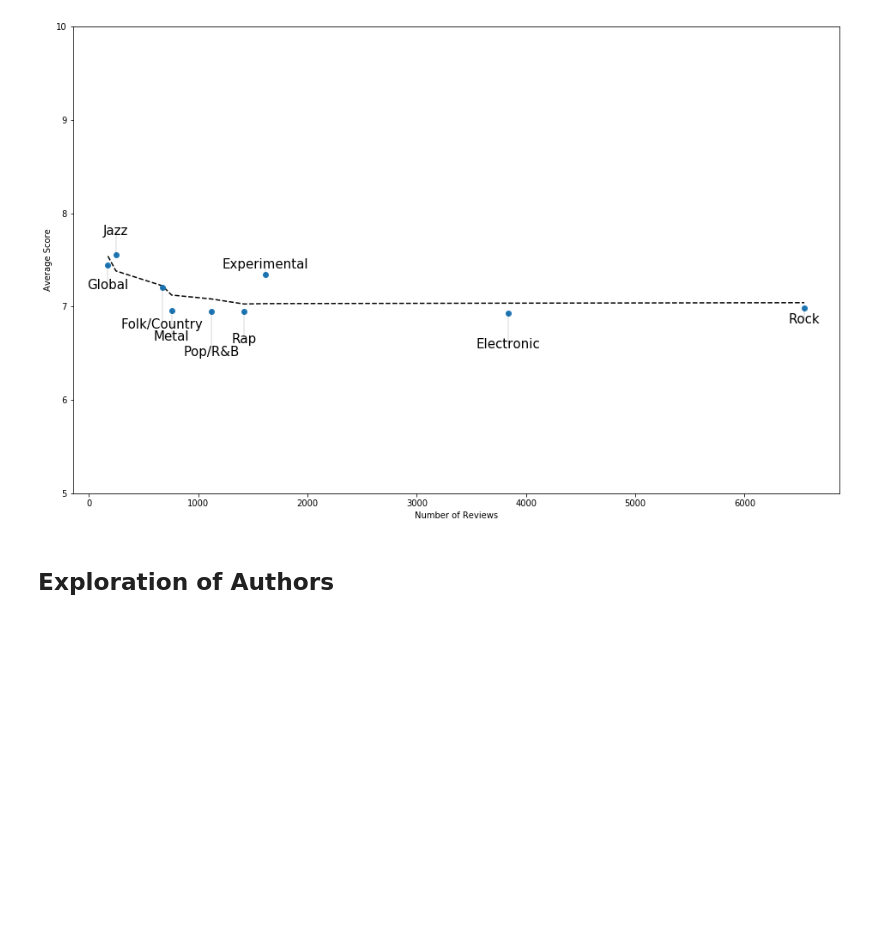
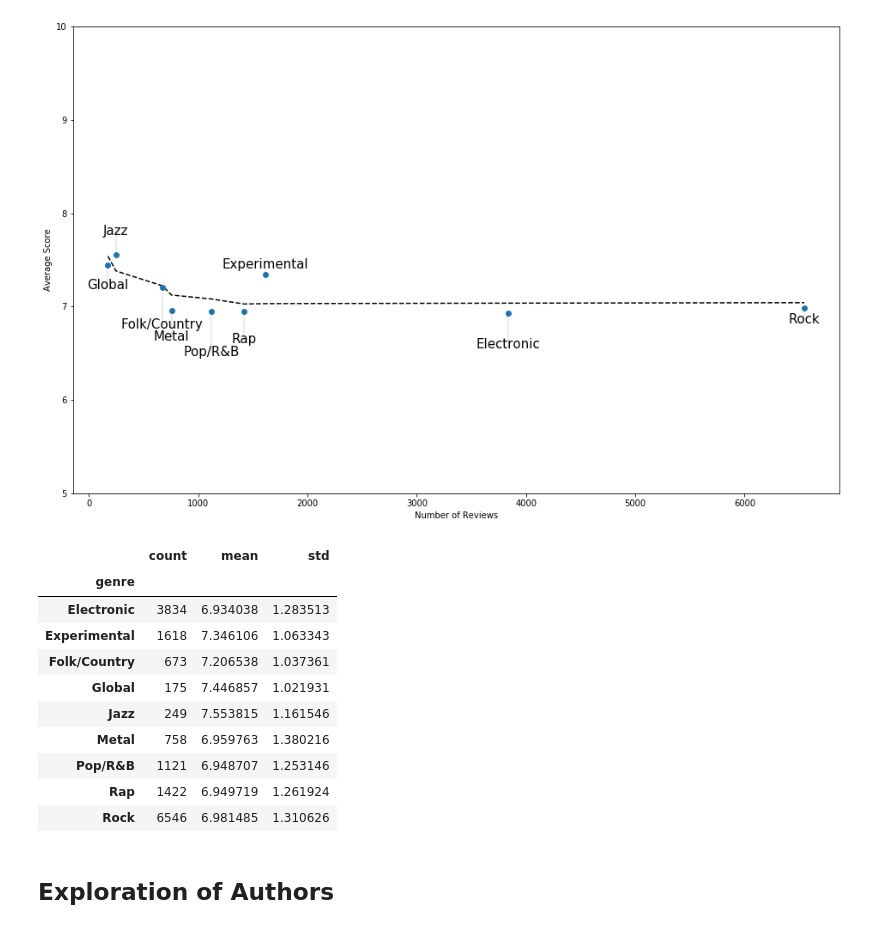
Before and after one commit to cfabian/pitchviews, a Jupyter notebook: numerical_analyses/score-exploration.ipynb, the cells around one changed output. Saved outputs shown, nothing was run; the diff lists cells and outputs as text; code cells hidden in the pictures; blank space fills up the shorter version.

```diff
--- a/numerical_analyses/score-exploration.ipynb
+++ b/numerical_analyses/score-exploration.ipynb
@@ -162,7 +162,8 @@ reviewer_counter.most_common(20)
 datatable = pd.DataFrame(data)
 # %%
 #albums with a perfect score
-idx = (datatable.rating == '10.0')
+idx = (datatable.rating == 10.0)
+pd.set_option('display.max_rows', len(idx))
 datatable.loc[idx, ['artistName', 'albumName']]
 # %% [output]
 |  | artistName | albumName |
@@ -223,6 +223,22 @@ plt.ylim([5, 10])
 plt.show()
 # %% [output]
 [figure]
+# %%
+g = datatable.groupby('genre')
+table = g['rating'].agg(['count', 'mean', 'std'])
+table
+# %% [output]
+|  | count | mean | std |
+| genre |  |  |  |
+| Electronic | 3834 | 6.934038 | 1.283513 |
+| Experimental | 1618 | 7.346106 | 1.063343 |
+| Folk/Country | 673 | 7.206538 | 1.037361 |
+| Global | 175 | 7.446857 | 1.021931 |
+| Jazz | 249 | 7.553815 | 1.161546 |
+| Metal | 758 | 6.959763 | 1.380216 |
+| Pop/R&B | 1121 | 6.948707 | 1.253146 |
+| Rap | 1422 | 6.949719 | 1.261924 |
+| Rock | 6546 | 6.981485 | 1.310626 |
 # %% [markdown]
 ## Exploration of Authors
 # %%
```
Also changed, not shown: parts of 1 cell of this notebook, 1 other file.
